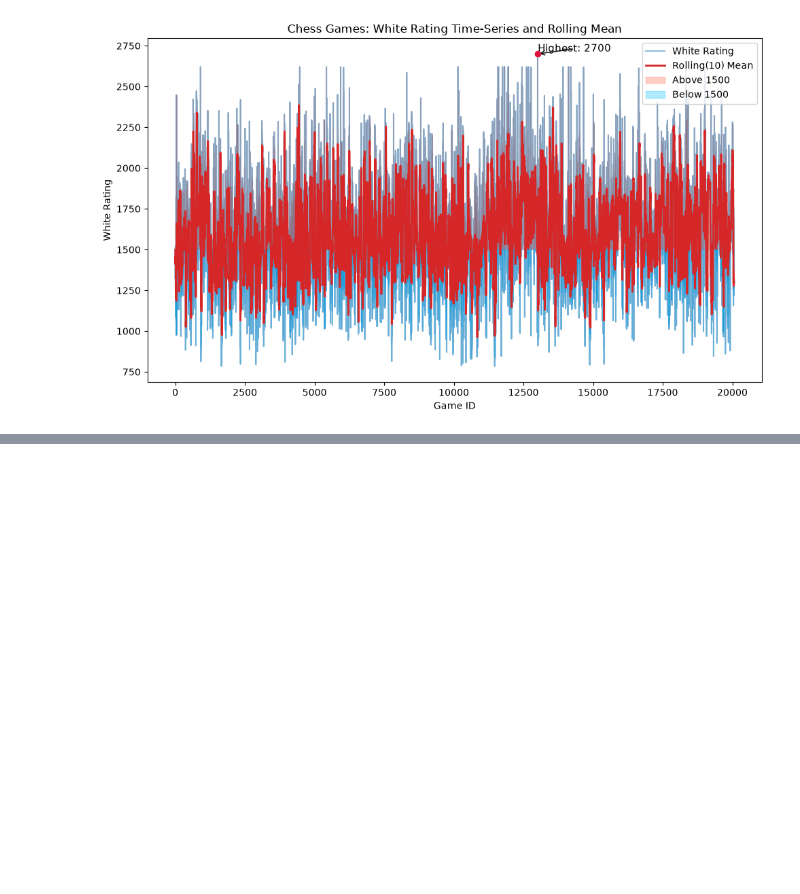
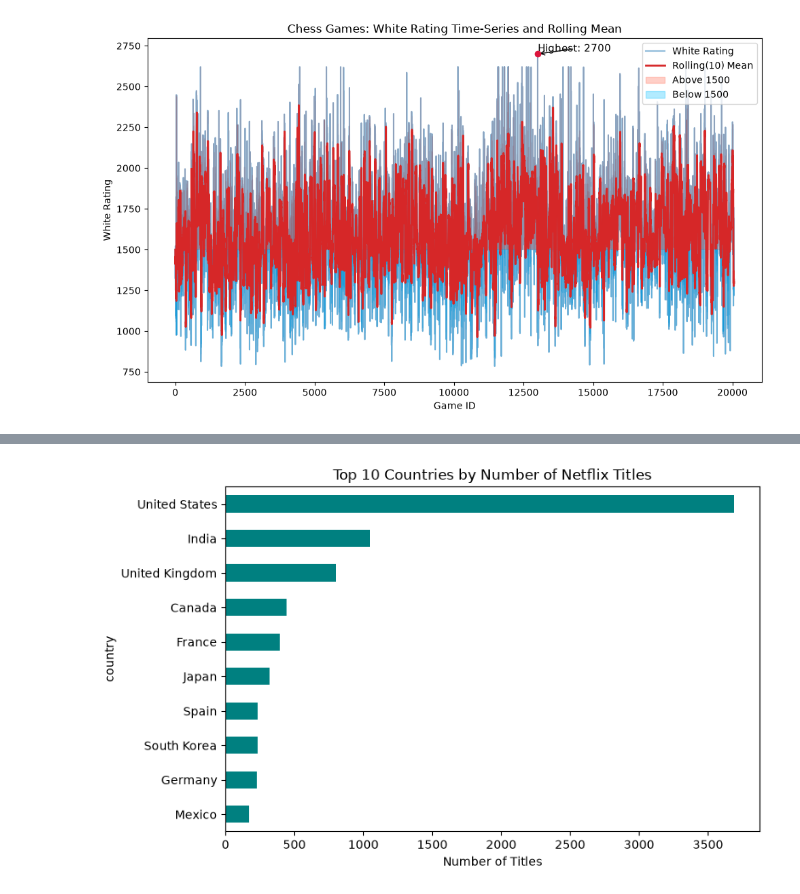
Before and after one commit to RanaEl-Madhoun/GSG_session8, a Jupyter notebook: notebook/practice.ipynb, the cells around one changed output, grey strips where cells are left out. Drawn from its saved outputs; the diff is of its cells as text; code cells hidden in the pictures; blank space fills up the shorter version.

```diff
--- a/notebook/practice.ipynb
+++ b/notebook/practice.ipynb
@@ -190,0 +218,14 @@ plt.show()
+# %%
+# (b) Draw a horizontal bar chart of the top 10 countries (splitting multi-country entries)
+# Split multi-country entries and count
+country_series = netflix_df['country'].dropna().str.split(', ')
+country_exploded = country_series.explode()
+top_countries = country_exploded.value_counts().head(10)
+plt.figure(figsize=(8, 5))
+top_countries.sort_values().plot(kind='barh', color='teal')
+plt.title('Top 10 Countries by Number of Netflix Titles')
+plt.xlabel('Number of Titles')
+plt.tight_layout()
+plt.show()
+# %% [output]
+[figure, added]
```
Also changed, not shown: parts of 3 cells of this notebook.
